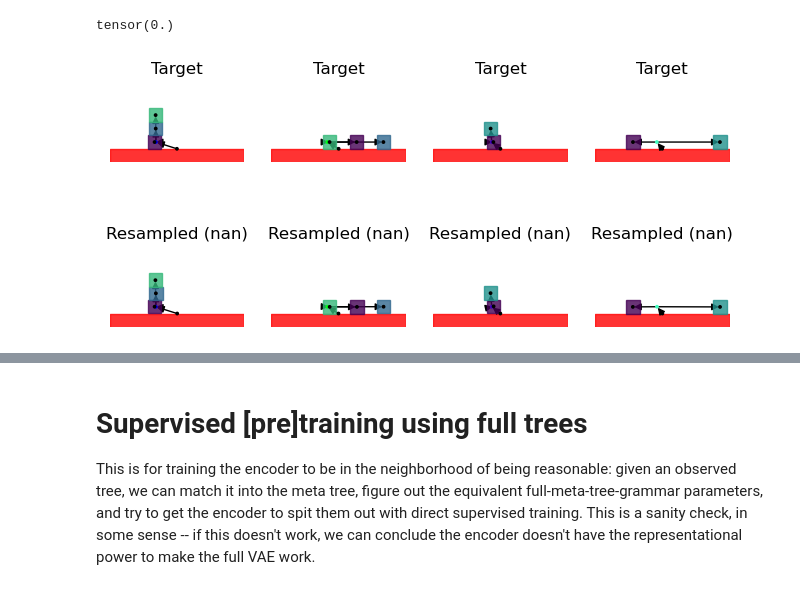
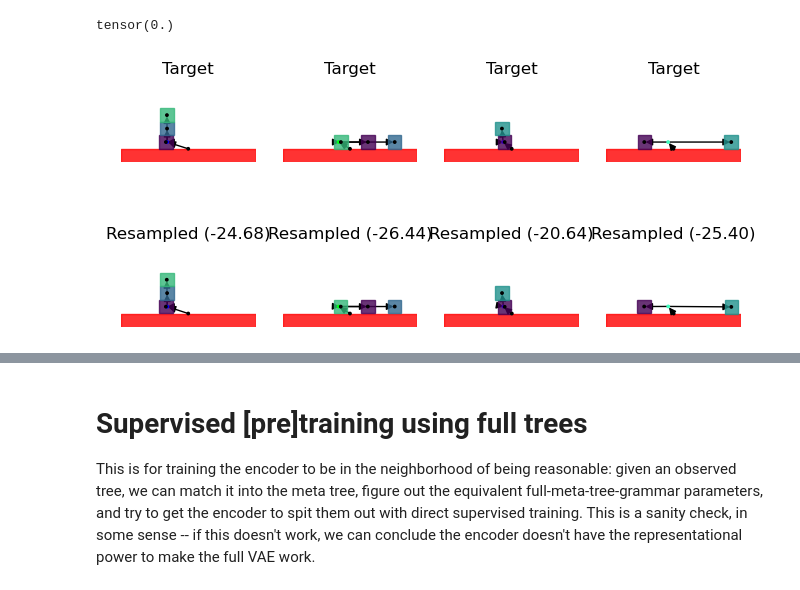
Before and after one commit to gizatt/spatial_scene_grammars, a Jupyter notebook: spatial_scene_grammars_examples/planar_box_stacks/parsing_experiments.ipynb, the cells around one changed output, grey strips where cells are left out. Drawn from its saved outputs; the diff is of its cells as text; code cells hidden in the pictures.

```diff
--- a/spatial_scene_grammars_examples/planar_box_stacks/parsing_experiments.ipynb
+++ b/spatial_scene_grammars_examples/planar_box_stacks/parsing_experiments.ipynb
@@ -478,13 +478,16 @@ class GrammarEncoder(torch.nn.Module):
 
             derived_means = x[all_inds.derived_attribute_means_inds]
             derived_vars = torch.nn.functional.softplus(x[all_inds.derived_attribute_vars_inds])
-            derived_attrs = pyro.sample("decode_derived_attrs_sample",
-                                        dist.Normal(derived_means, derived_vars))
+            # Reparam to ensure we can optimize directly without REINFORCE
+            derived_attrs = derived_means + derived_vars * pyro.sample("decode_derived_attrs_sample",
+                                        dist.Normal(torch.zeros(derived_vars.shape),
+                                                    torch.ones(derived_vars.shape)))
             derived_attrs = pack_dict(meta_node.get_derived_attribute_info(), derived_attrs)
             local_means = x[all_inds.local_attribute_means_inds]
             local_vars = torch.nn.functional.softplus(x[all_inds.local_attribute_vars_inds])
-            local_attrs = pyro.sample("decode_local_attrs_sample",
-                                      dist.Normal(local_means, local_vars))
+            local_attrs = local_means = local_vars * pyro.sample("decode_local_attrs_sample",
+                                      dist.Normal(torch.zeros(local_means.shape),
+                                                  torch.ones(local_means.shape)))
             local_attrs = pack_dict(meta_node.get_local_attribute_info(), local_attrs)
 
             with pyro.poutine.block():
@@ -519,25 +522,37 @@ class GrammarEncoder(torch.nn.Module):
                             expansion_queue.append((meta_child, new_child))
             return new_tree
         proposal_trace = pyro.poutine.trace(make_new_tree).get_trace()
-        return proposal_trace.nodes["_RETURN"]["value"], proposal_trace.log_prob_sum()
+        proposal_trace.compute_log_prob()
+        def get_log_prob_sum_with_name(target_string):
+            total_ll = 0.
+            for key, value in proposal_trace.nodes.items():
+                if value["type"] == "sample" and key.endswith(target_string):
+                    total_ll += value["log_prob_sum"]
+            return total_ll
+        discrete_log_prob = get_log_prob_sum_with_name("decode_children_sample")
+        local_log_prob = get_log_prob_sum_with_name("decode_local_attrs_sample")
+        derived_log_prob = get_log_prob_sum_with_name("decode_derived_attrs_sample")
+        total_ll = discrete_log_prob + local_log_prob + derived_log_prob
+        assert torch.isclose(total_ll, proposal_trace.log_prob_sum())
+        return proposal_trace.nodes["_RETURN"]["value"], total_ll, (discrete_log_prob, local_log_prob, derived_log_prob)
 
 encoder = GrammarEncoder(meta_tree, 512)
 x = encoder(observed_nodes_for_training[0])
 # %%
 # Make sure we can directly encode trees for supervision correctly.
 plt.figure(dpi=100).set_size_inches(8, 4)
 n_ex = 4
 for k in range(n_ex):
     plt.subplot(2, n_ex, k + 1)
     draw_boxes(full_trees_for_training[k], fig=plt.gcf(), ax=plt.gca(), block=False)
     plt.title("Target")
     plt.subplot(2, n_ex, k + 1 + n_ex)
     x_enc = encoder.get_grammar_parameters_from_actual_tree(meta_tree, full_trees_for_training[k])
-    sampled_tree, ll = encoder.sample_tree_from_grammar_vector(meta_tree, x_enc)
+    sampled_tree, ll, _ = encoder.sample_tree_from_grammar_vector(meta_tree, x_enc)
     draw_boxes(sampled_tree, fig=plt.gcf(), ax=plt.gca(), block=False)
     plt.title("Resampled (%.2f)" % ll)
 # %% [output]
-[figure, old version]
+[figure, new version]
 # %%
 plt.figure()
 plt.suptitle("Conditioned input for encoder")
```
Also changed, not shown: parts of 6 cells of this notebook.
